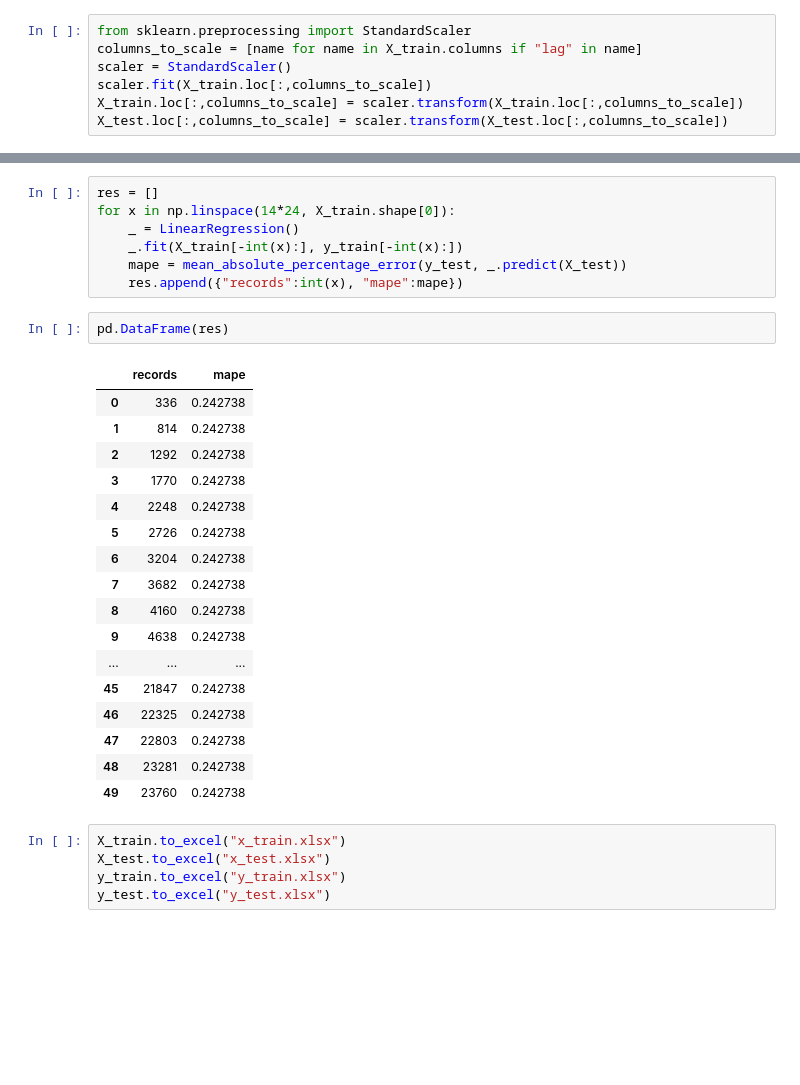
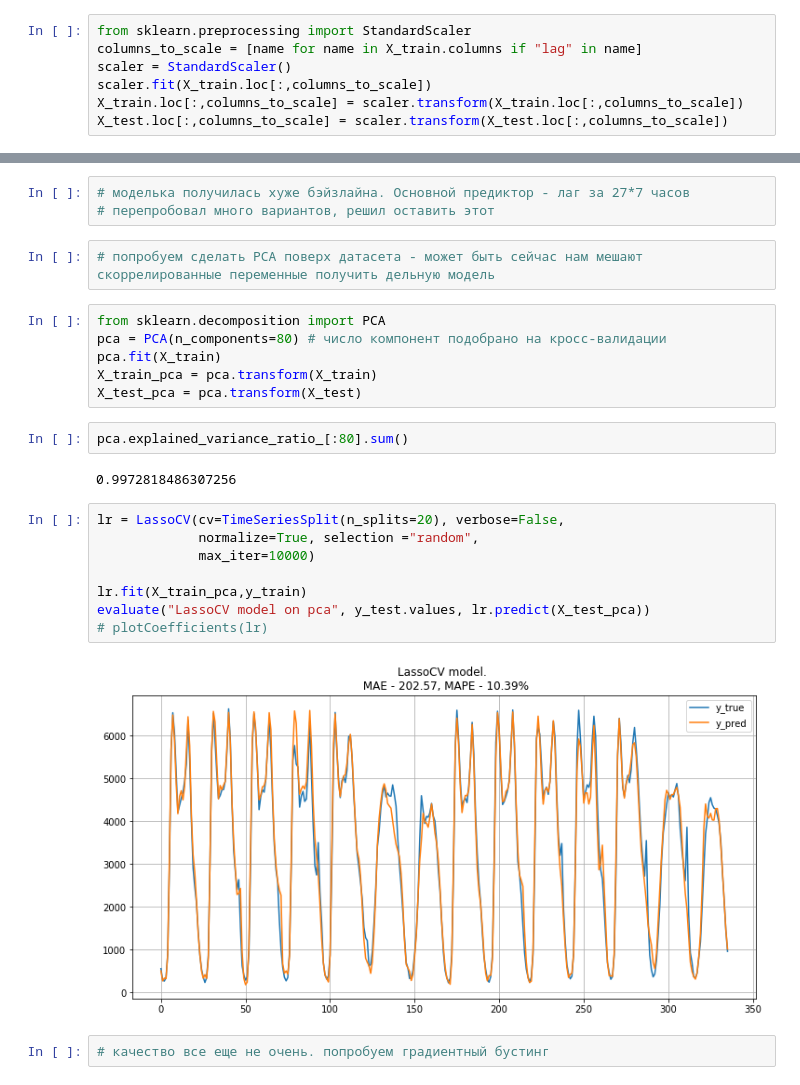
Before and after one commit to KurochkinVasiliy/OTUS_ML, a Jupyter notebook: Lesson 25 - TS/homework.ipynb, the cells around one changed output, grey strips where cells are left out. Saved outputs shown, nothing was run; the diff lists cells and outputs as text; blank space fills up the shorter version.

```diff
--- a/Lesson 25 - TS/homework.ipynb
+++ b/Lesson 25 - TS/homework.ipynb
@@ -898,32 +848,27 @@ coefs.sort_values(by="coef")
-# %%
-res = []
-for x in np.linspace(14*24, X_train.shape[0]):
-    _ = LinearRegression()
-    _.fit(X_train[-int(x):], y_train[-int(x):])
-    mape = mean_absolute_percentage_error(y_test, _.predict(X_test))
-    res.append({"records":int(x), "mape":mape})
-# %%
-pd.DataFrame(res)
-# %% [output]
-|  | records | mape |
-| 0 | 336 | 0.242738 |
-| 1 | 814 | 0.242738 |
-| 2 | 1292 | 0.242738 |
-| 3 | 1770 | 0.242738 |
-| 4 | 2248 | 0.242738 |
-| 5 | 2726 | 0.242738 |
-| 6 | 3204 | 0.242738 |
-| 7 | 3682 | 0.242738 |
-| 8 | 4160 | 0.242738 |
-| 9 | 4638 | 0.242738 |
-| ... | ... | ... |
-| 45 | 21847 | 0.242738 |
-| 46 | 22325 | 0.242738 |
-| 47 | 22803 | 0.242738 |
-| 48 | 23281 | 0.242738 |
-| 49 | 23760 | 0.242738 |
-# %%
-X_train.to_excel("x_train.xlsx")
-X_test.to_excel("x_test.xlsx")
-y_train.to_excel("y_train.xlsx")
-y_test.to_excel("y_test.xlsx")
+# %%
+# моделька получилась хуже бэйзлайна. Основной предиктор - лаг за 27*7 часов
+# перепробовал много вариантов, решил оставить этот
+# %%
+# попробуем сделать PCA поверх датасета - может быть сейчас нам мешают скоррелированные переменные получить дельную модель
+# %%
+from sklearn.decomposition import PCA
+pca = PCA(n_components=80) # число компонент подобрано на кросс-валидации
+pca.fit(X_train)
+X_train_pca = pca.transform(X_train)
+X_test_pca = pca.transform(X_test)
+# %%
+pca.explained_variance_ratio_[:80].sum()
+# %% [output]
+0.9972818486307256
+# %%
+lr = LassoCV(cv=TimeSeriesSplit(n_splits=20), verbose=False,
+             normalize=True, selection ="random",
+             max_iter=10000)
+
+lr.fit(X_train_pca,y_train)
+evaluate("LassoCV model on pca", y_test.values, lr.predict(X_test_pca))
+# plotCoefficients(lr)
+# %% [output]
+[figure, added]
+# %%
+# качество все еще не очень. попробуем градиентный бустинг
```
Also changed, not shown: parts of 50 cells of this notebook.
